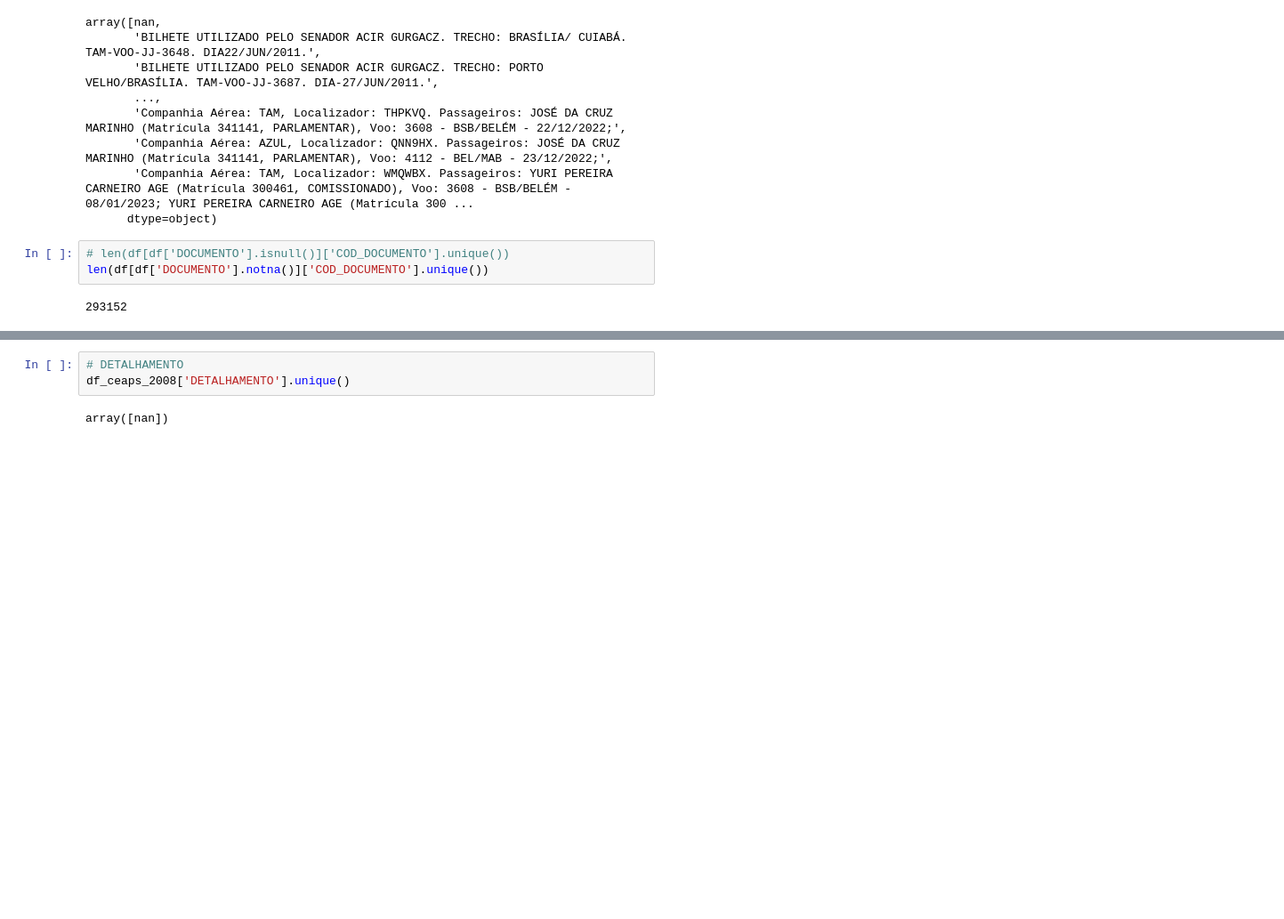
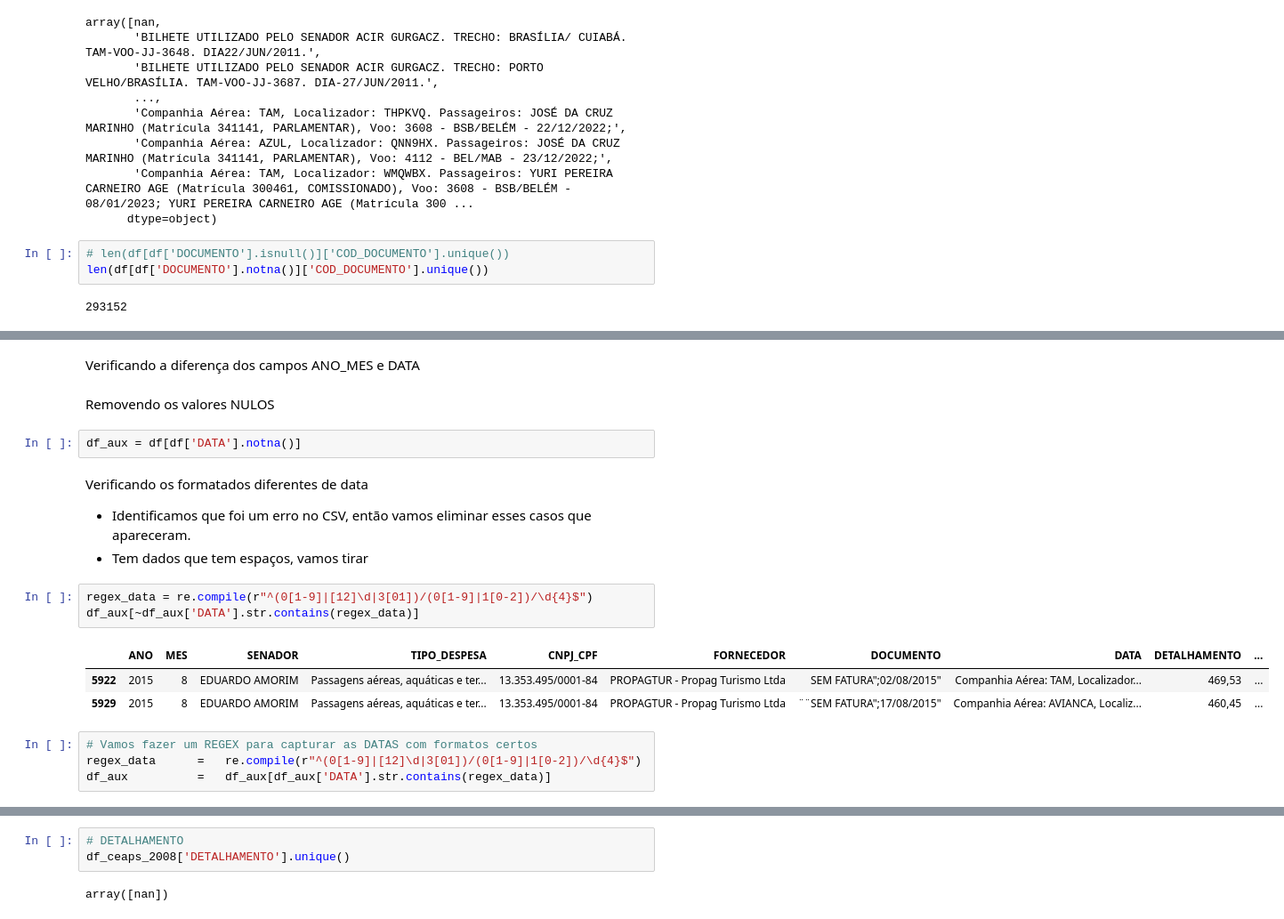
Before and after one commit to FernandoBatistaDS/TransparenciaPrestacaoContas, a Jupyter notebook: main.ipynb, the cells around one changed output, grey strips where cells are left out. Shown at 89% size. Drawn from its saved outputs; the diff is of its cells as text; blank space fills up the shorter version.

```diff
--- a/main.ipynb
+++ b/main.ipynb
@@ -270,0 +286,22 @@ Campo DETALHAMENTO
+# %% [markdown]
+Verificando a diferença dos campos ANO_MES e DATA
+# %% [markdown]
+Removendo os valores NULOS
+# %%
+df_aux = df[df['DATA'].notna()]
+# %% [markdown]
+Verificando os formatados diferentes de data
+
+- Identificamos que foi um erro no CSV, então vamos eliminar esses casos que apareceram.
+- Tem dados que tem espaços, vamos tirar
+# %%
+regex_data = re.compile(r"^(0[1-9]|[12]\d|3[01])/(0[1-9]|1[0-2])/\d{4}$")
+df_aux[~df_aux['DATA'].str.contains(regex_data)]
+# %% [output]
+|  | ANO | MES | SENADOR | TIPO_DESPESA | CNPJ_CPF | FORNECEDOR | DOCUMENTO | DATA | DETALHAMENTO | ... |
+| 5922 | 2015 | 8 | EDUARDO AMORIM | Passagens aéreas, aquáticas e ter... | 13.353.495/0001-84 | PROPAGTUR - Propag Turismo Ltda | SEM FATURA";02/08/2015" | Companhia Aérea: TAM, Localizador... | 469,53 | ... |
+| 5929 | 2015 | 8 | EDUARDO AMORIM | Passagens aéreas, aquáticas e ter... | 13.353.495/0001-84 | PROPAGTUR - Propag Turismo Ltda | ¨¨SEM FATURA";17/08/2015" | Companhia Aérea: AVIANCA, Localiz... | 460,45 | ... |
+# %%
+# Vamos fazer um REGEX para capturar as DATAS com formatos certos
+regex_data      =   re.compile(r"^(0[1-9]|[12]\d|3[01])/(0[1-9]|1[0-2])/\d{4}$")
+df_aux          =   df_aux[df_aux['DATA'].str.contains(regex_data)]
```
Also changed, not shown: parts of 22 cells of this notebook, 1 other file.
